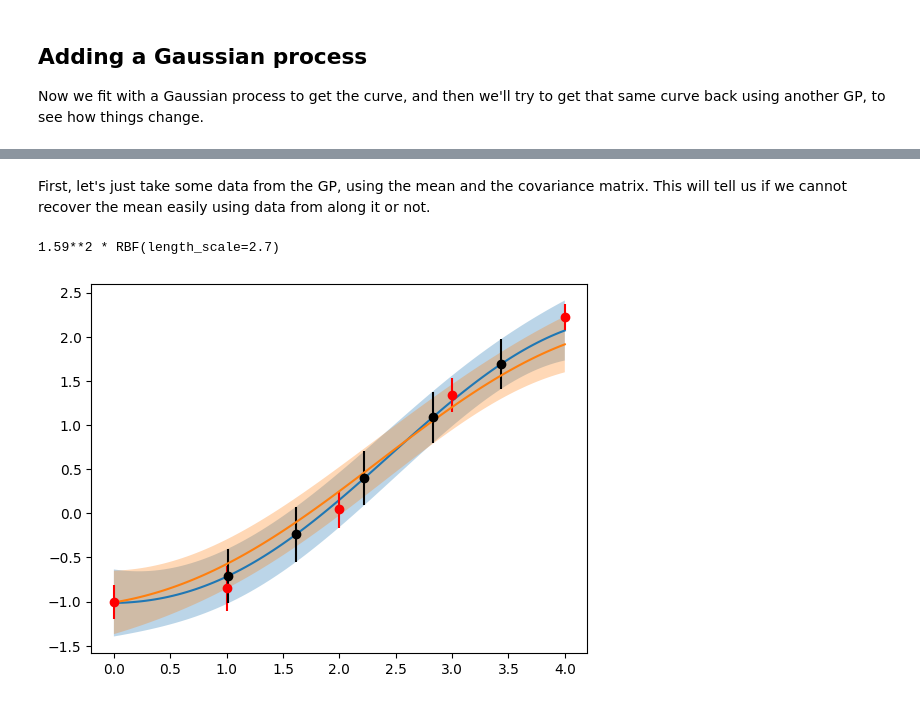
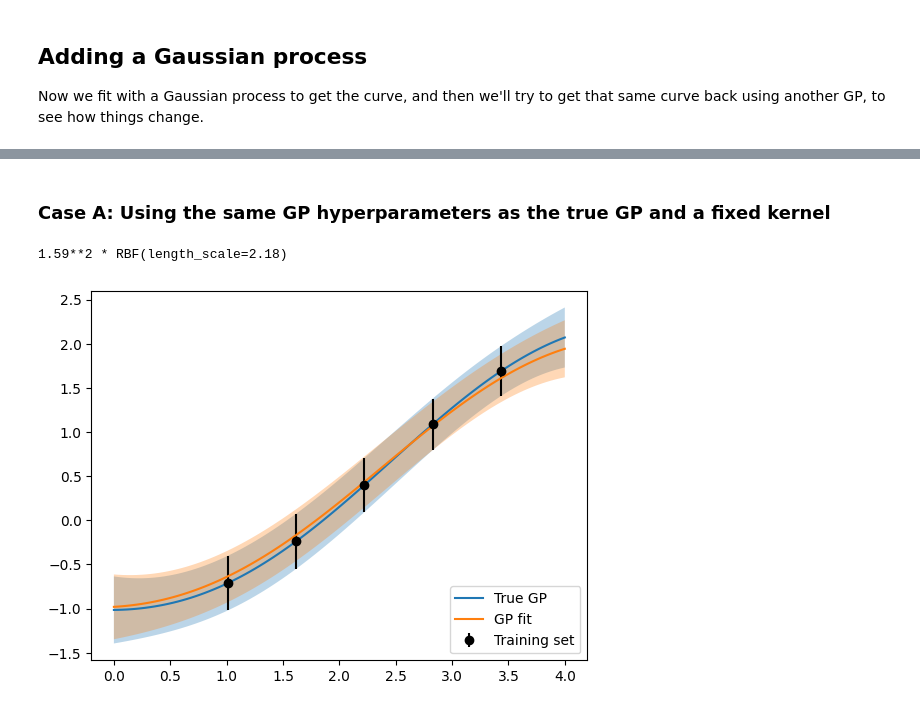
Before and after one commit to asemposki/neutron-rich-bmm, a Jupyter notebook: notebooks/ToyGPs.ipynb, the cells around one changed output, grey strips where cells are left out. Cells and saved outputs as stored; diff of their text form; code cells hidden in the pictures.

```diff
--- a/notebooks/ToyGPs.ipynb
+++ b/notebooks/ToyGPs.ipynb
@@ -107,5 +98,3 @@ plt.show()
-# %% [markdown]
-First, let's just take some data from the GP, using the mean and the covariance matrix. This will tell us if we cannot recover the mean easily using data from along it or not.
 # %%
 # pull training data from the GP's prediction set (the only access to direct values we have)
 x_tr4 = x[25::15]
@@ -115,34 +104,36 @@ y_trcov4 = y_cov[25::15, 25::15]
 
 # optional (chicken) nugget for regularization of Cholesky Decomposition
 nugget = 1e-08*np.eye(len(x_tr4))
+# %% [markdown]
+### Case A: Using the same GP hyperparameters as the true GP and a fixed kernel
 # %%
 # train a new GP on this data and compare to the original
-kernel2 = ConstantKernel(1.59**2.0) * \
-RBF(length_scale=2.18)
+kernel2 = ConstantKernel(1.59**2.0, constant_value_bounds='fixed') * \
+RBF(length_scale=2.18, length_scale_bounds='fixed')
 gp2 = GaussianProcessRegressor2dNoise(
     kernel = kernel2,
     alpha = y_trcov4 + nugget,
 )
 
 gp2.fit(x_tr4.reshape(-1,1), y_tr4.reshape(-1,1), priors=False)
 
 print(gp2.kernel_)
 
 # predict at the same ol' array (no reason not to for now)
 y_pred4, y_std4 = gp2.predict(x.reshape(-1,1), return_std = True)
 _, y_cov4 = gp2.predict(x.reshape(-1,1), return_cov = True)
 
 # plot the result over the original GP
-plt.plot(x, y_predict)
-plt.errorbar(x_data, y_data, y_err, fmt='o', color='r')
+plt.plot(x, y_predict, label=r'True GP')
+plt.errorbar(x_tr4, y_tr4, y_trstd4, fmt='o', color='k', label=r'Training set')
 plt.fill_between(x, y_predict-y_std, y_predict+y_std, alpha=0.3)
-plt.errorbar(x_tr4, y_tr4, y_trstd4, fmt='o', color='k')
-plt.plot(x, y_pred4)
+plt.plot(x, y_pred4, label=r'GP fit')
 plt.fill_between(x, y_pred4-y_std4, y_pred4+y_std4, alpha=0.3)
+plt.legend(loc='lower right')
 plt.show()
 # %% [output]
-1.59**2 * RBF(length_scale=2.7)
+1.59**2 * RBF(length_scale=2.18)
-[figure, old version]
+[figure, new version]
 # %%
 # now let's check the width differences in the above error bands
 width_true = (y_predict+y_std) - (y_predict-y_std)
```
Also changed, not shown: parts of 27 cells of this notebook.
